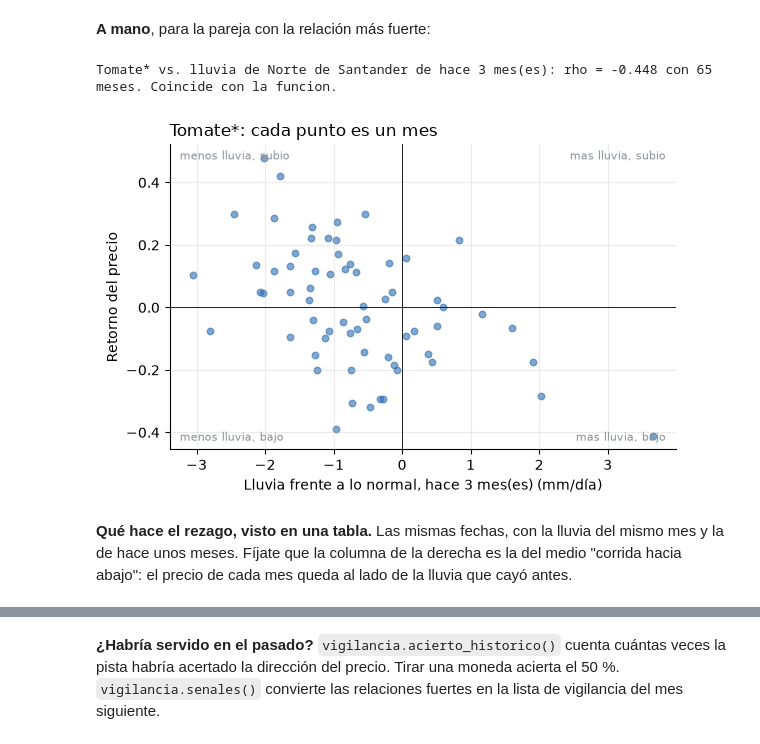
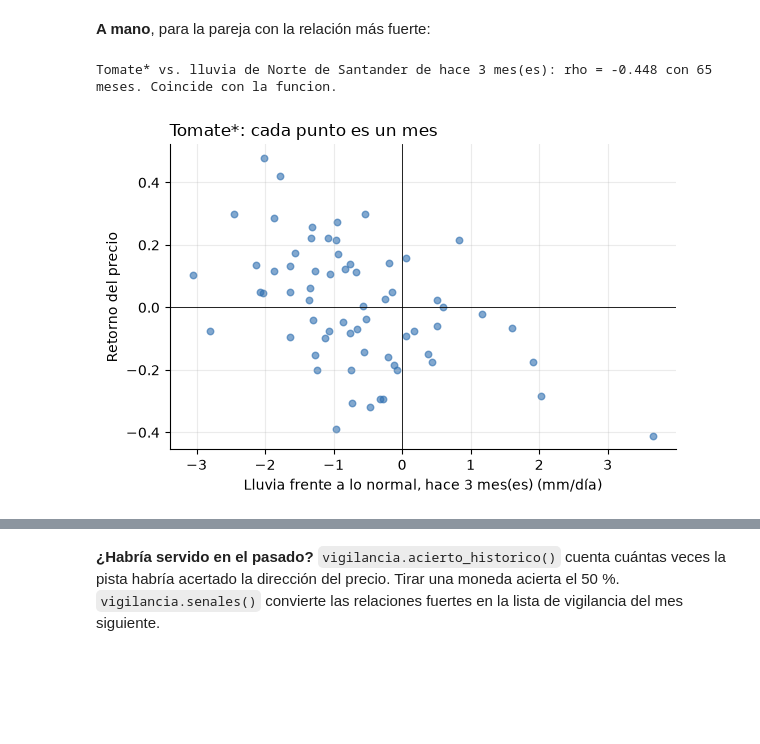
Before and after one commit to Luis-Vanegas/caso8-precios-agricolas, a Jupyter notebook: notebooks/calculos_paso_a_paso.ipynb, the cells around one changed output, grey strips where cells are left out. Cells and saved outputs as stored; diff of their text form; code cells hidden in the pictures; blank space fills up the shorter version.

```diff
--- a/notebooks/calculos_paso_a_paso.ipynb
+++ b/notebooks/calculos_paso_a_paso.ipynb
@@ -495,31 +373,23 @@ correlaciones.sort_values("spearman", key=abs, ascending=False).head(8)
 # %%
 f = correlaciones.loc[correlaciones["spearman"].abs().idxmax()]
 lluvia = clima.loc[(clima["producto"] == f["producto_zona"]) & (clima["departamento"] == f["departamento"]),
                    ["periodo", "precipitacion_anomalia"]]
 # rezagar(): la lluvia de hace k meses queda con la etiqueta del mes actual
 cruce = (ret[ret["producto"] == f["producto"]]
          .merge(vigilancia.rezagar(lluvia, int(f["rezago"])), on="periodo")
          .dropna(subset=["retorno", "precipitacion_anomalia"]))
 rho = cruce["retorno"].rank().corr(cruce["precipitacion_anomalia"].rank())
 assert np.isclose(round(rho, 3), f["spearman"])
 print(f"{f['producto']} vs. lluvia de {f['departamento']} de hace {int(f['rezago'])} mes(es): "
       f"rho = {rho:+.3f} con {len(cruce)} meses. Coincide con la funcion.")
 
 fig, ax = plt.subplots(figsize=(6, 4))
 ax.scatter(cruce["precipitacion_anomalia"], cruce["retorno"], color=AZUL, alpha=0.6, s=22)
 ax.axhline(0, color="black", lw=0.6); ax.axvline(0, color="black", lw=0.6)
 ax.set_xlabel(f"Lluvia frente a lo normal, hace {int(f['rezago'])} mes(es) (mm/día)")
 ax.set_ylabel("Retorno del precio")
 ax.set_title(f"{f['producto']}: cada punto es un mes", loc="left")
-for x, y, texto in [(0.98, 0.98, 'mas lluvia, subio'), (0.02, 0.98, 'menos lluvia, subio'),
-                    (0.98, 0.02, 'mas lluvia, bajo'), (0.02, 0.02, 'menos lluvia, bajo')]:
-    ax.text(x, y, texto, transform=ax.transAxes, color=GRIS, fontsize=8,
-            ha='right' if x > 0.5 else 'left', va='top' if y > 0.5 else 'bottom')
 fig.tight_layout()
 # %% [output]
 Tomate* vs. lluvia de Norte de Santander de hace 3 mes(es): rho = -0.448 con 65 meses. Coincide con la funcion.
-[figure, old version]
+[figure, new version]
-# %% [markdown]
-**Qué hace el rezago, visto en una tabla.** Las mismas fechas, con la lluvia del mismo mes y
-la de hace unos meses. Fíjate que la columna de la derecha es la del medio "corrida hacia abajo":
-el precio de cada mes queda al lado de la lluvia que cayó antes.
```
Also changed, not shown: parts of 21 cells of this notebook.
